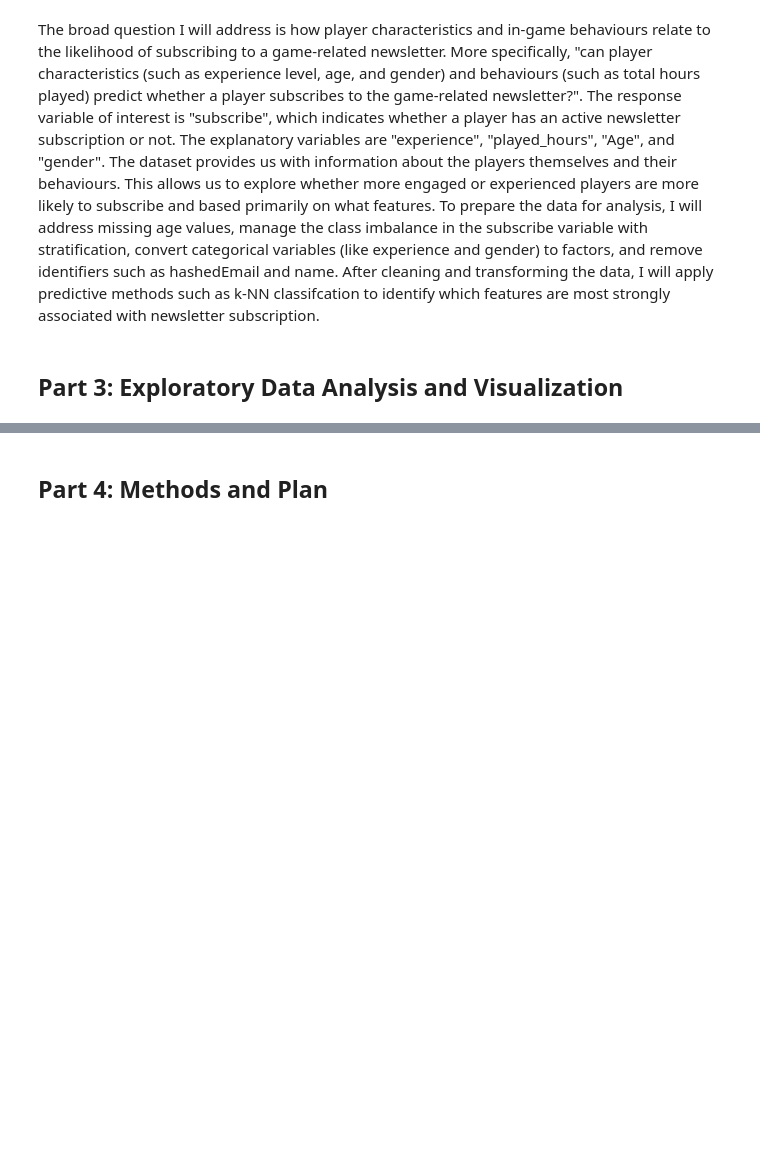
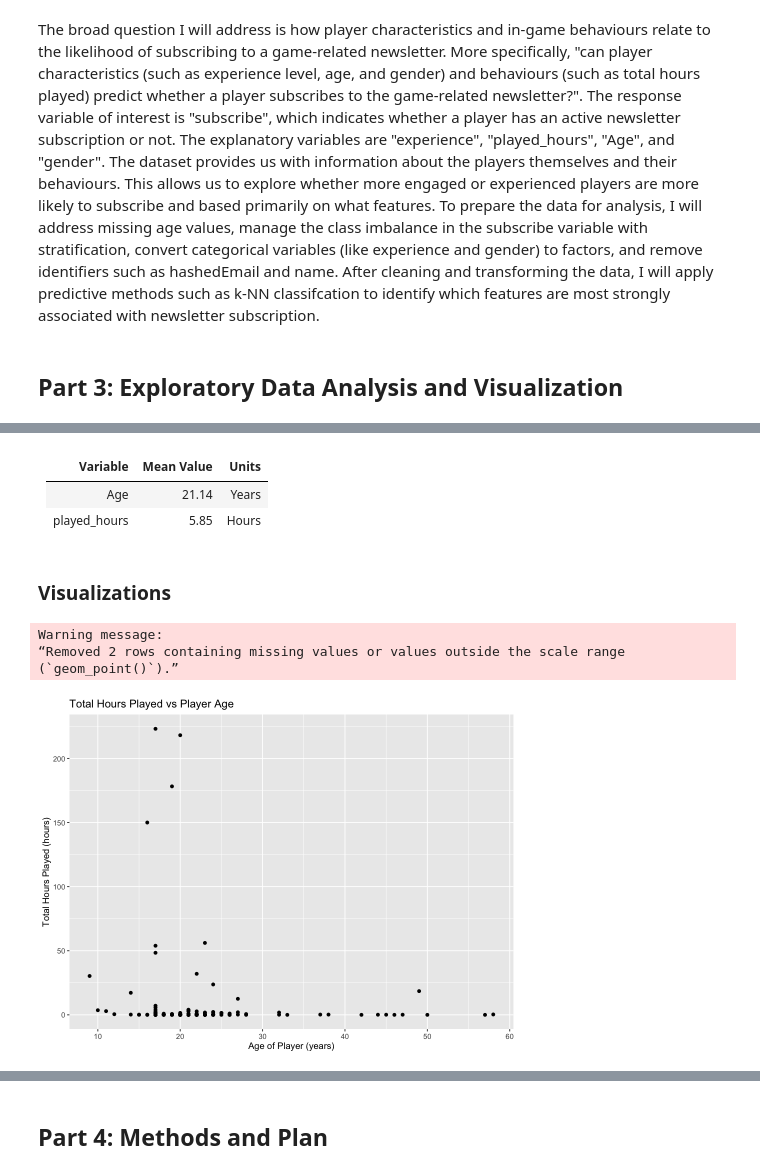
Before and after one commit to arian-d1/dsci100_planning_report, a Jupyter notebook: report.ipynb, the cells around one changed output, grey strips where cells are left out. Cells and saved outputs as stored; diff of their text form; code cells hidden in the pictures; blank space fills up the shorter version.

```diff
--- a/report.ipynb
+++ b/report.ipynb
@@ -8 +11,4 @@ library(tidymodels)
+# %%
+players_url <- "https://raw.githubusercontent.com/arian-d1/dsci100_planning_report/refs/heads/main/data/players.csv"
+sessions_url <- "https://raw.githubusercontent.com/arian-d1/dsci100_planning_report/refs/heads/main/data/sessions.csv"
 # %%
@@ -175,0 +189,3 @@ The broad question I will address is how player characteristics and in-game beha
+# %%
+players <- read_csv(players_url)
+head(players)
@@ -175,0 +244,19 @@ The broad question I will address is how player characteristics and in-game beha
+# %% [markdown]
+| Variable | Mean Value | Units |
+|----------|------------|--------|
+| Age | 21.14 | Years |
+| played_hours | 5.85 | Hours|
+# %% [markdown]
+### Visualizations
+# %%
+age_hours_plot <- players |>
+    ggplot(aes(x = Age, y = played_hours)) +
+    geom_point() +
+    labs(x = "Age of Player (years)", y = "Total Hours Played (hours)", title = "Total Hours Played vs Player Age")
+
+age_hours_plot
+# %% [output]
+Warning message:
+“Removed 2 rows containing missing values or values outside the scale range
+(`geom_point()`).”
+[figure, added]
```
Also changed, not shown: parts of 11 cells of this notebook.
